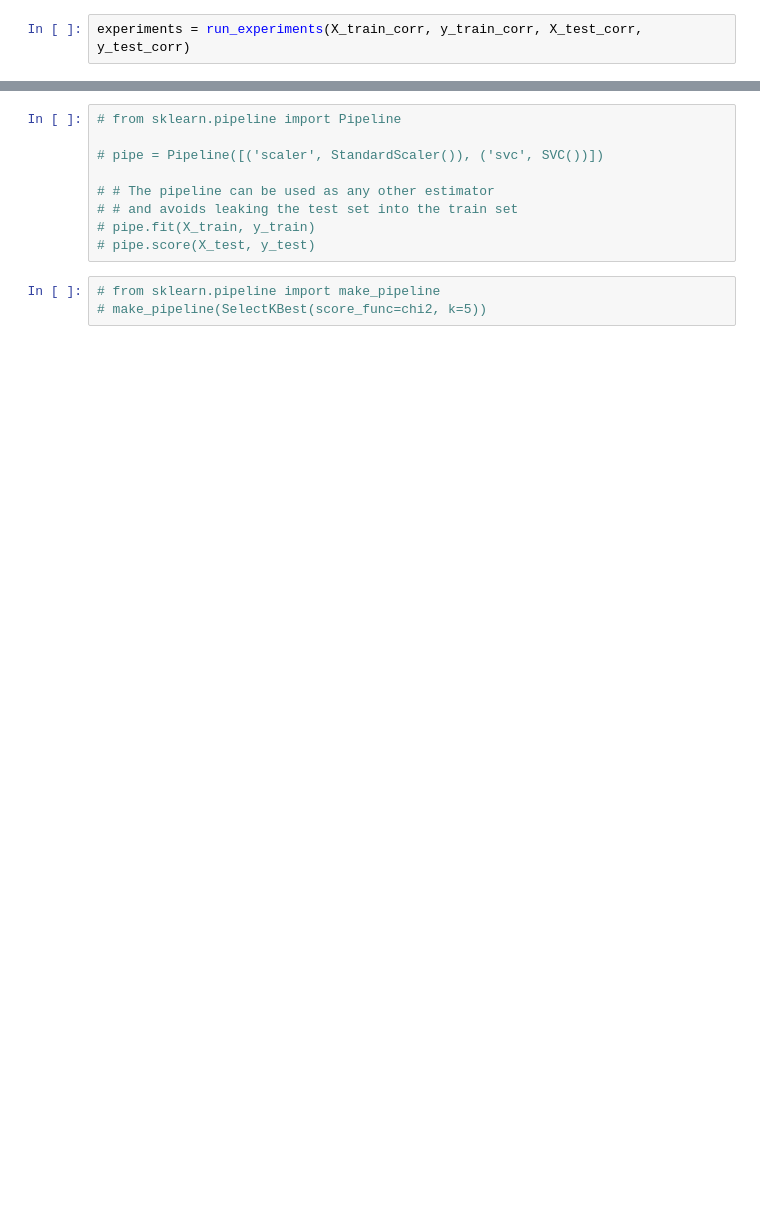
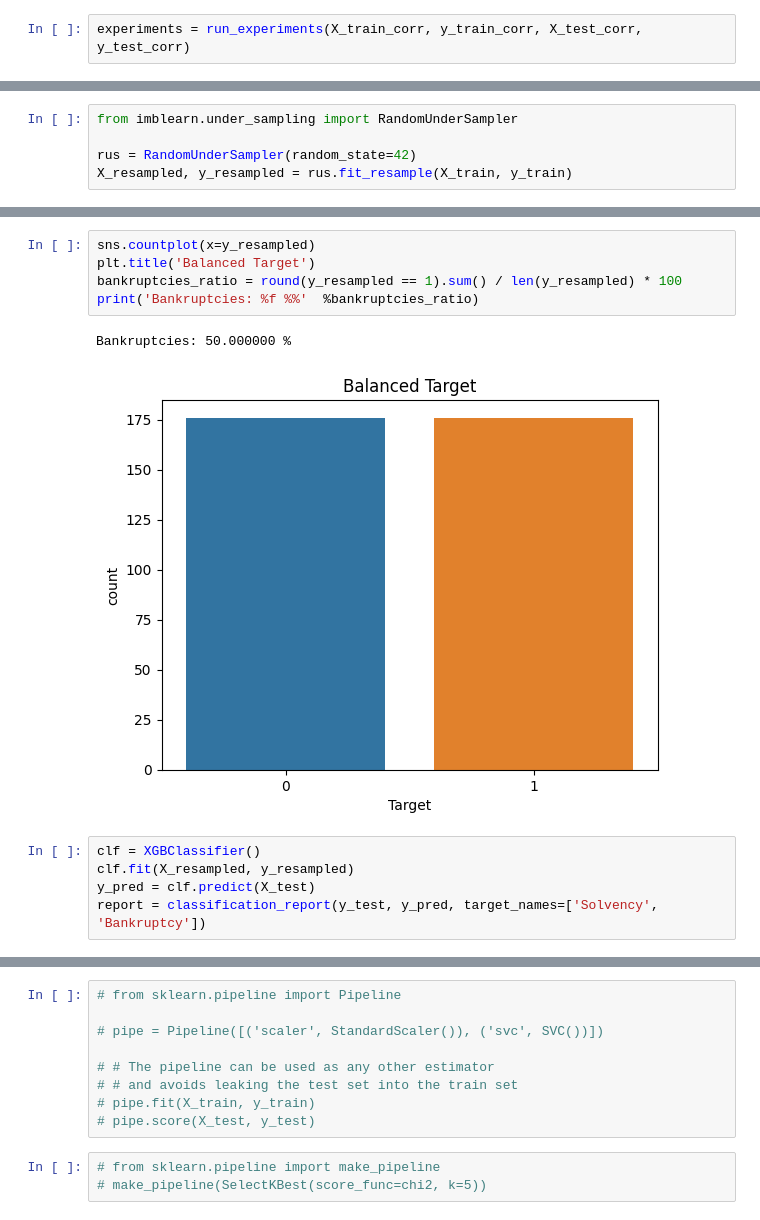
Before and after one commit to BecayeSoft/Anti-Bankruptcy, a Jupyter notebook: Taiwan-Bankruptcy.ipynb, the cells around one changed output, grey strips where cells are left out. Saved outputs shown, nothing was run; the diff lists cells and outputs as text; blank space fills up the shorter version.

```diff
--- a/Taiwan-Bankruptcy.ipynb
+++ b/Taiwan-Bankruptcy.ipynb
@@ -660,0 +715,5 @@ XGBoost has the best accuracy and is not slow on this dataset at all. So it will
+# %%
+from imblearn.under_sampling import RandomUnderSampler
+
+rus = RandomUnderSampler(random_state=42)
+X_resampled, y_resampled = rus.fit_resample(X_train, y_train)
@@ -660,0 +730,13 @@ XGBoost has the best accuracy and is not slow on this dataset at all. So it will
+# %%
+sns.countplot(x=y_resampled)
+plt.title('Balanced Target')
+bankruptcies_ratio = round(y_resampled == 1).sum() / len(y_resampled) * 100
+print('Bankruptcies: %f %%'  %bankruptcies_ratio)
+# %% [output]
+Bankruptcies: 50.000000 %
+[figure, added]
+# %%
+clf = XGBClassifier()
+clf.fit(X_resampled, y_resampled)
+y_pred = clf.predict(X_test)
+report = classification_report(y_test, y_pred, target_names=['Solvency', 'Bankruptcy'])
```
Also changed, not shown: parts of 32 cells of this notebook, 2 other files.
